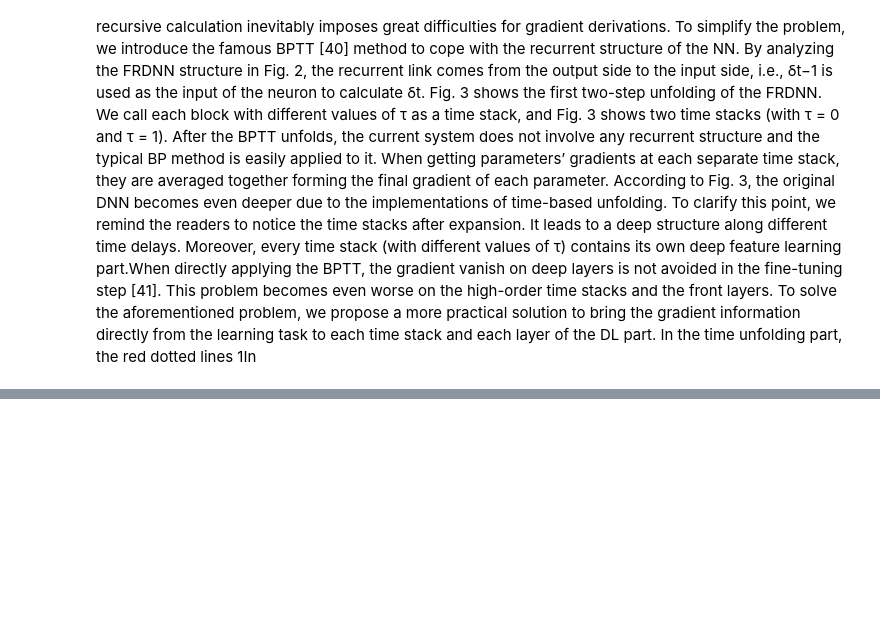
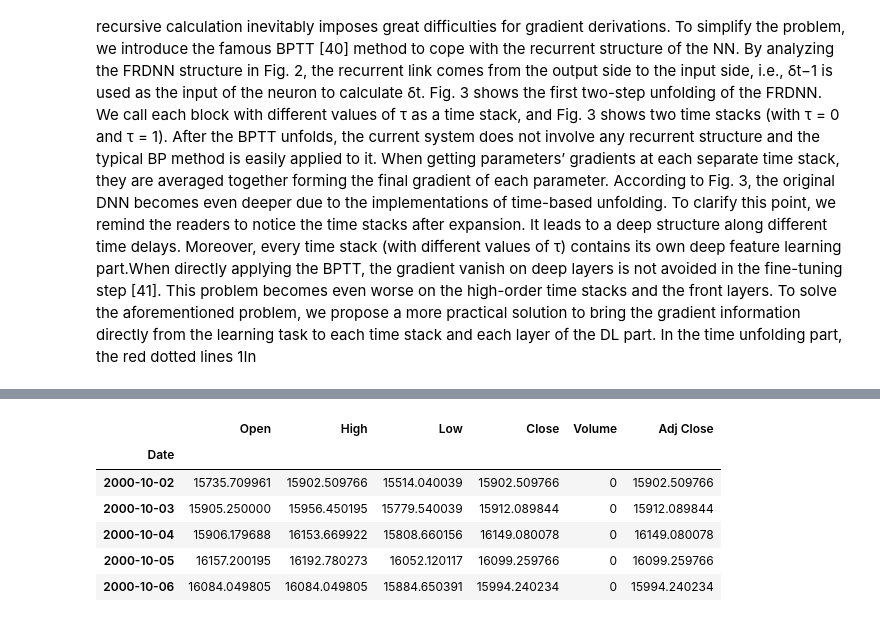
Before and after one commit to NlGG/Finance, a Jupyter notebook: 2016Deng_Bao__Kong_etc/2016Deng_Bao__Kong_etc.ipynb, the cells around one changed output, grey strips where cells are left out. Cells and saved outputs as stored; diff of their text form; code cells hidden in the pictures; blank space fills up the shorter version.

```diff
--- a/2016Deng_Bao__Kong_etc/2016Deng_Bao__Kong_etc.ipynb
+++ b/2016Deng_Bao__Kong_etc/2016Deng_Bao__Kong_etc.ipynb
@@ -547,0 +578,14 @@ REFERENCES
+# %%
+start = '2000-10-01'
+end = '2016-10-01'
+
+p = web.DataReader('^N225', 'yahoo', start, end)
+p.head()
+# %% [output]
+|  | Open | High | Low | Close | Volume | Adj Close |
+| Date |  |  |  |  |  |  |
+| 2000-10-02 | 15735.709961 | 15902.509766 | 15514.040039 | 15902.509766 | 0 | 15902.509766 |
+| 2000-10-03 | 15905.250000 | 15956.450195 | 15779.540039 | 15912.089844 | 0 | 15912.089844 |
+| 2000-10-04 | 15906.179688 | 16153.669922 | 15808.660156 | 16149.080078 | 0 | 16149.080078 |
+| 2000-10-05 | 16157.200195 | 16192.780273 | 16052.120117 | 16099.259766 | 0 | 16099.259766 |
+| 2000-10-06 | 16084.049805 | 16084.049805 | 15884.650391 | 15994.240234 | 0 | 15994.240234 |
```
Also changed, not shown: parts of 28 cells of this notebook, 2 other files.
